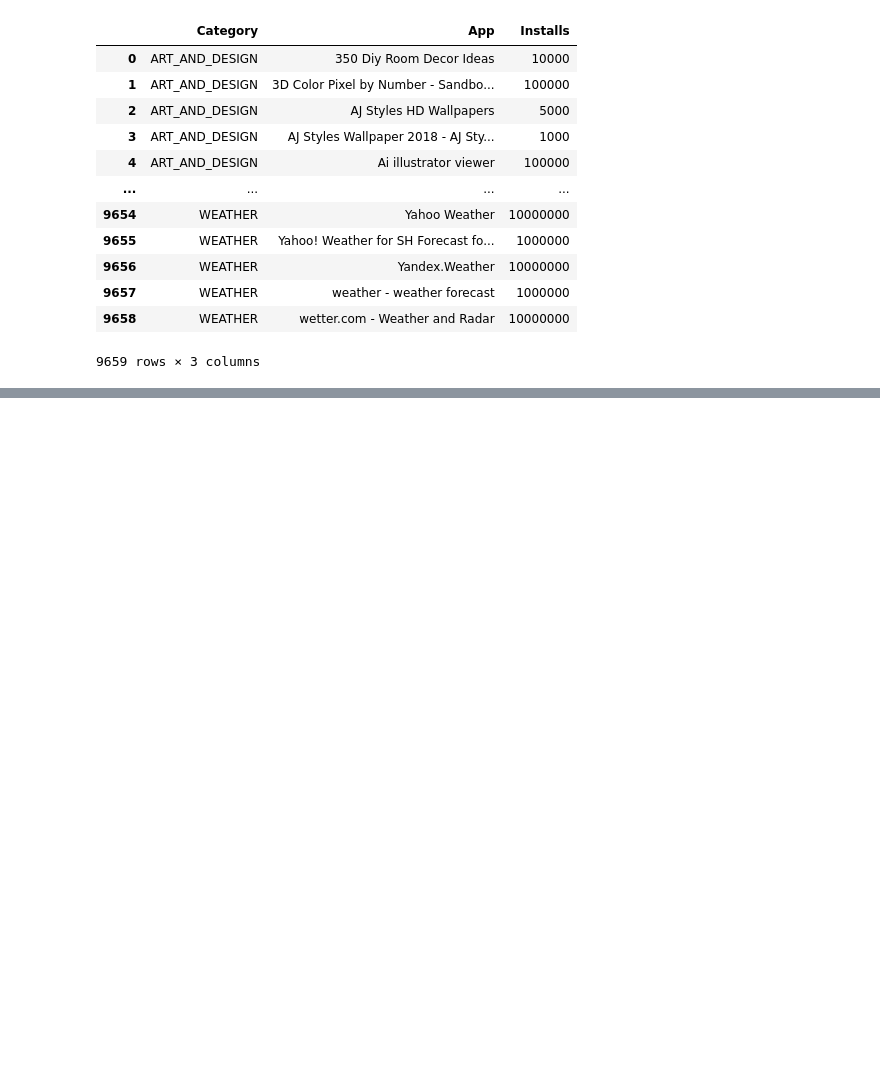
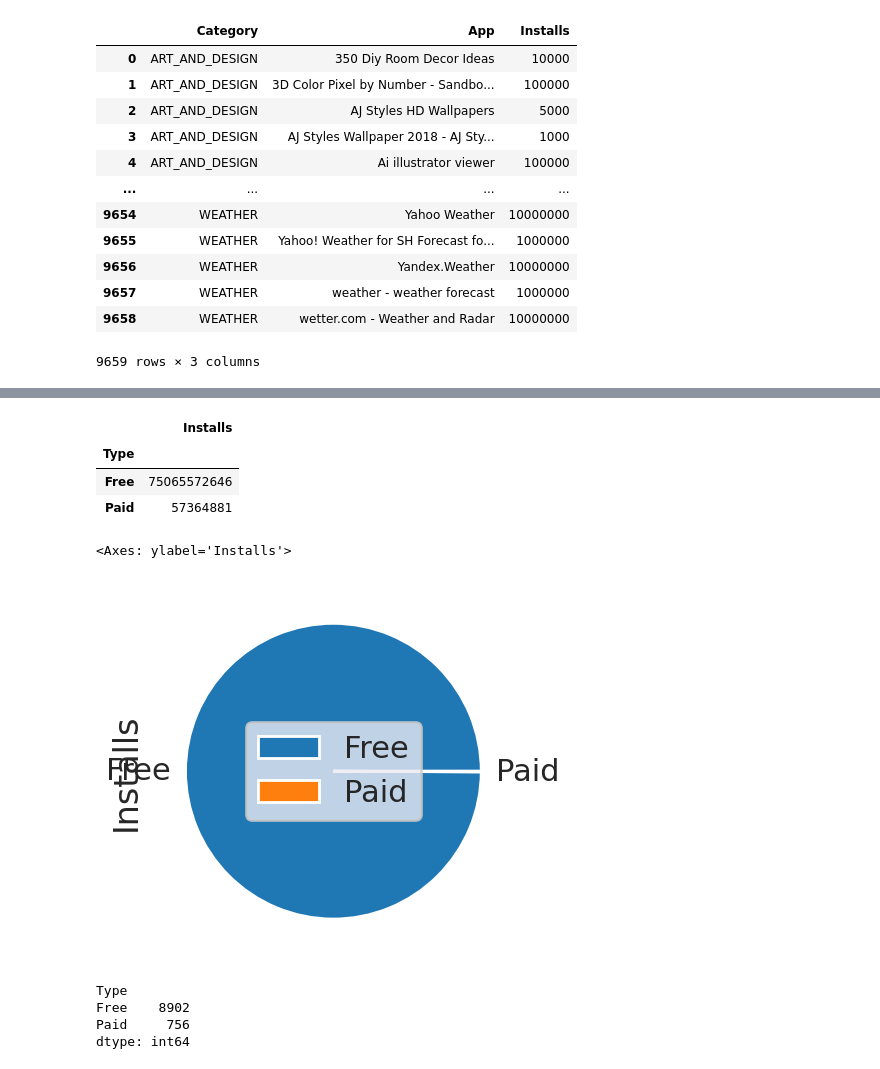
Before and after one commit to demohari/eda, a Jupyter notebook: EDA.ipynb, the cells around one changed output, grey strips where cells are left out. Drawn from its saved outputs; the diff is of its cells as text; code cells hidden in the pictures; blank space fills up the shorter version.

```diff
--- a/EDA.ipynb
+++ b/EDA.ipynb
@@ -883,0 +884,19 @@ plt.show()
+# %%
+df.groupby('Type').agg({'Installs': sum})
+# %% [output]
+|  | Installs |
+| Type |  |
+| Free | 75065572646 |
+| Paid | 57364881 |
+# %%
+df.groupby('Type').agg({'Installs': sum}).plot.pie(y='Installs')
+# %% [output]
+<Axes: ylabel='Installs'>
+[figure, added]
+# %%
+df.value_counts('Type')
+# %% [output]
+Type
+Free    8902
+Paid     756
+dtype: int64
```
Also changed, not shown: parts of 18 cells of this notebook, 1 other file.
